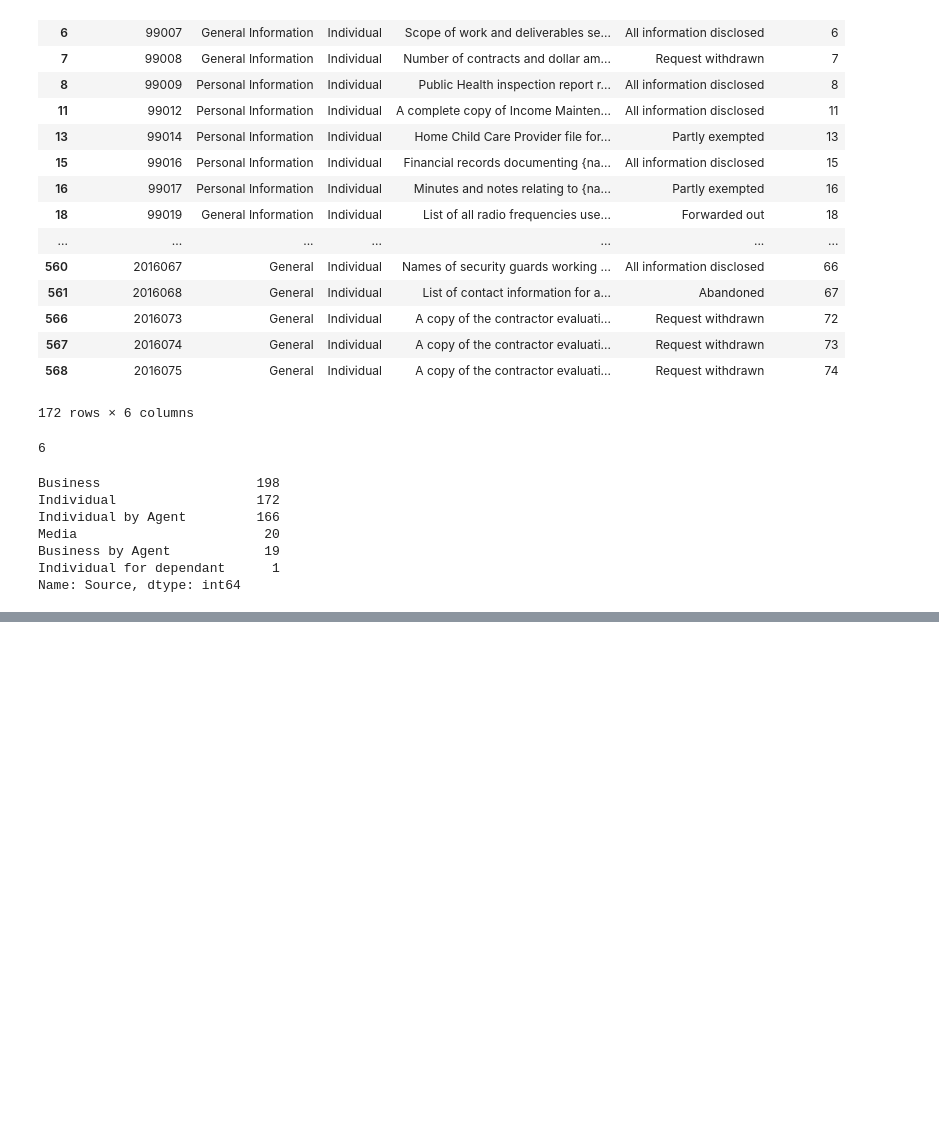
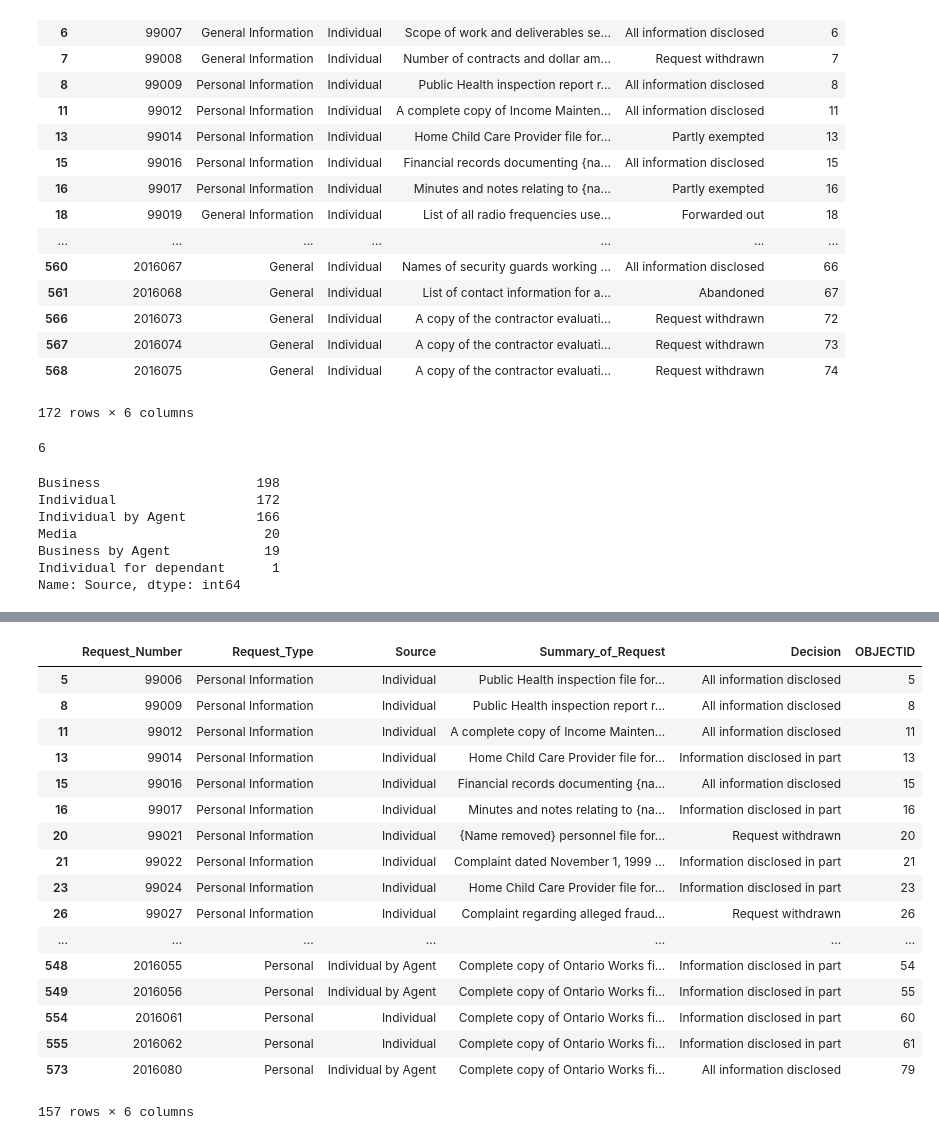
Before and after one commit to brodriguezmilla/foir, a Jupyter notebook: foir.ipynb, the cells around one changed output, grey strips where cells are left out. Saved outputs shown, nothing was run; the diff lists cells and outputs as text; code cells hidden in the pictures; blank space fills up the shorter version.

```diff
--- a/foir.ipynb
+++ b/foir.ipynb
@@ -355,0 +510,21 @@ adf[(adf['Decision'] == 'No responsive records exist') | (adf['Decision'] =='Non
+# %%
+adf[(adf['Request_Type'] == 'Personal Information') | (adf['Request_Type'] =='Personal')]
+# %% [output]
+|  | Request_Number | Request_Type | Source | Summary_of_Request | Decision | OBJECTID |
+| 5 | 99006 | Personal Information | Individual | Public Health inspection file for... | All information disclosed | 5 |
+| 8 | 99009 | Personal Information | Individual | Public Health inspection report r... | All information disclosed | 8 |
+| 11 | 99012 | Personal Information | Individual | A complete copy of Income Mainten... | All information disclosed | 11 |
+| 13 | 99014 | Personal Information | Individual | Home Child Care Provider file for... | Information disclosed in part | 13 |
+| 15 | 99016 | Personal Information | Individual | Financial records documenting {na... | All information disclosed | 15 |
+| 16 | 99017 | Personal Information | Individual | Minutes and notes relating to {na... | Information disclosed in part | 16 |
+| 20 | 99021 | Personal Information | Individual | {Name removed} personnel file for... | Request withdrawn | 20 |
+| 21 | 99022 | Personal Information | Individual | Complaint dated November 1, 1999 ... | Information disclosed in part | 21 |
+| 23 | 99024 | Personal Information | Individual | Home Child Care Provider file for... | Information disclosed in part | 23 |
+| 26 | 99027 | Personal Information | Individual | Complaint regarding alleged fraud... | Request withdrawn | 26 |
+| ... | ... | ... | ... | ... | ... | ... |
+| 548 | 2016055 | Personal | Individual by Agent | Complete copy of Ontario Works fi... | Information disclosed in part | 54 |
+| 549 | 2016056 | Personal | Individual by Agent | Complete copy of Ontario Works fi... | Information disclosed in part | 55 |
+| 554 | 2016061 | Personal | Individual | Complete copy of Ontario Works fi... | Information disclosed in part | 60 |
+| 555 | 2016062 | Personal | Individual | Complete copy of Ontario Works fi... | Information disclosed in part | 61 |
+| 573 | 2016080 | Personal | Individual by Agent | Complete copy of Ontario Works fi... | All information disclosed | 79 |
+157 rows × 6 columns
```
Also changed, not shown: parts of 13 cells of this notebook.
